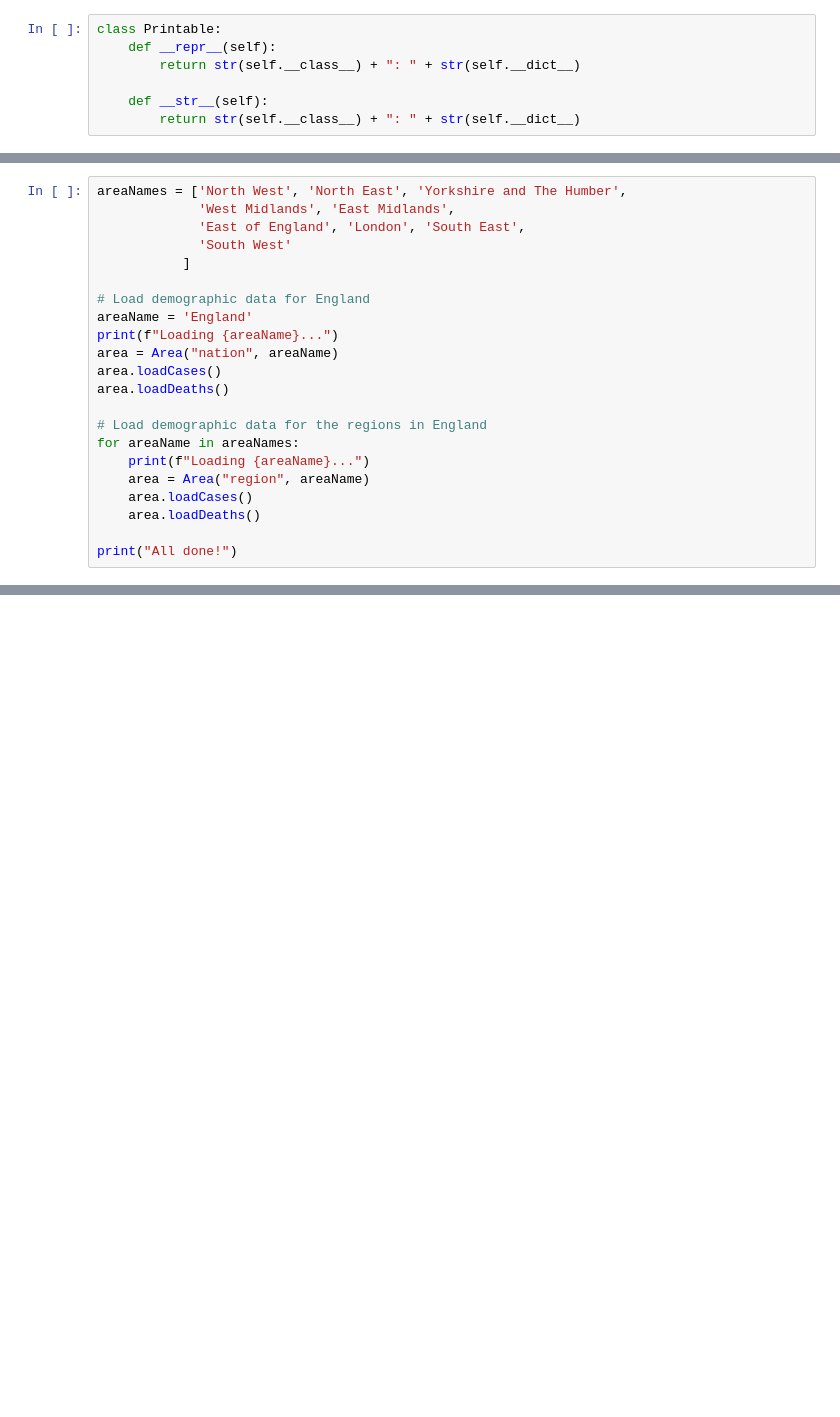
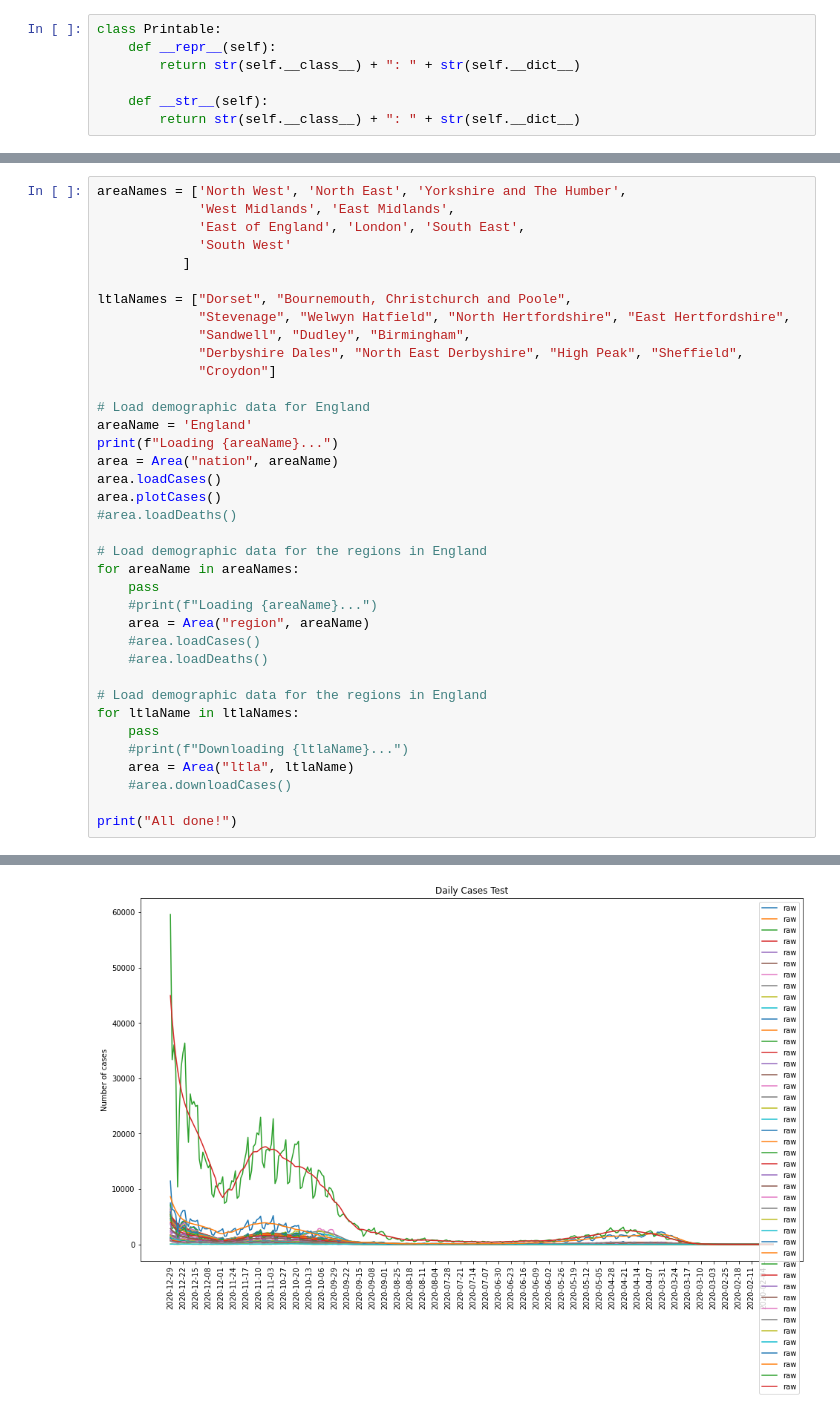
Before and after one commit to Logiqx/covid-stats, a Jupyter notebook: python/phe_analysis.ipynb, the cells around one changed output, grey strips where cells are left out. Saved outputs shown, nothing was run; the diff lists cells and outputs as text; blank space fills up the shorter version.

```diff
--- a/python/phe_analysis.ipynb
+++ b/python/phe_analysis.ipynb
@@ -72,19 +127,34 @@ areaNames = ['North West', 'North East', 'Yorkshire and The Humber',
              'South West'
            ]
 
+ltlaNames = ["Dorset", "Bournemouth, Christchurch and Poole",
+             "Stevenage", "Welwyn Hatfield", "North Hertfordshire", "East Hertfordshire",
+             "Sandwell", "Dudley", "Birmingham",
+             "Derbyshire Dales", "North East Derbyshire", "High Peak", "Sheffield",
+             "Croydon"]
+
 # Load demographic data for England
 areaName = 'England'
 print(f"Loading {areaName}...")
 area = Area("nation", areaName)
 area.loadCases()
-area.loadDeaths()
+area.plotCases()
+#area.loadDeaths()
 
 # Load demographic data for the regions in England
 for areaName in areaNames:
-    print(f"Loading {areaName}...")
+    pass
+    #print(f"Loading {areaName}...")
     area = Area("region", areaName)
-    area.loadCases()
-    area.loadDeaths()
+    #area.loadCases()
+    #area.loadDeaths()
+
+# Load demographic data for the regions in England
+for ltlaName in ltlaNames:
+    pass
+    #print(f"Downloading {ltlaName}...")
+    area = Area("ltla", ltlaName)
+    #area.downloadCases()
 
 print("All done!")
 # %% [output]
@@ -101,0 +162 @@ All done!
+[figure, added]
```
Also changed, not shown: parts of 2 cells of this notebook, 4 other files.
